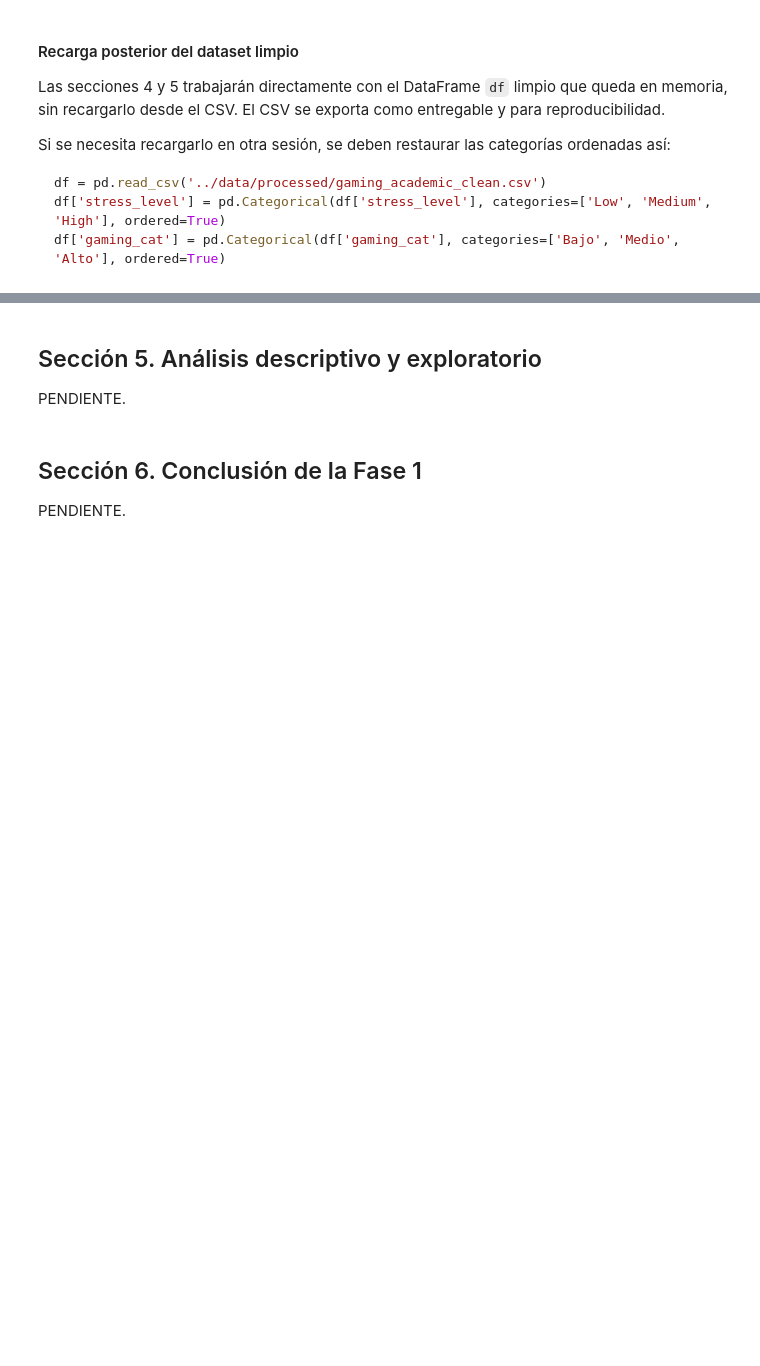
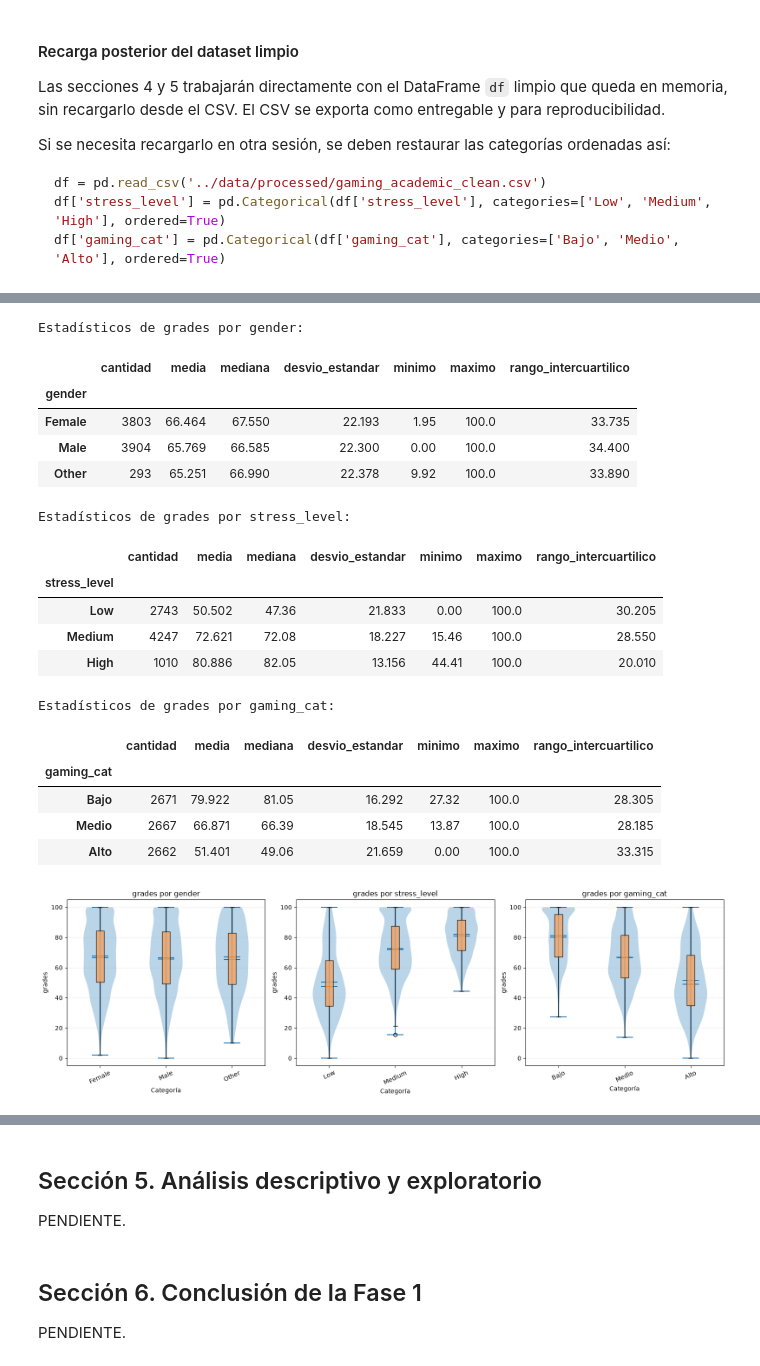
Before and after one commit to jose-zaavedra/Academic-Performance-DS, a Jupyter notebook: notebooks/fase1_gaming_rendimiento.ipynb, the cells around one changed output, grey strips where cells are left out. Saved outputs shown, nothing was run; the diff lists cells and outputs as text; code cells hidden in the pictures; blank space fills up the shorter version.

```diff
--- a/notebooks/fase1_gaming_rendimiento.ipynb
+++ b/notebooks/fase1_gaming_rendimiento.ipynb
@@ -417,0 +693,55 @@ PENDIENTE.
+# %%
+columnas_grupo = ['gender', 'stress_level', 'gaming_cat']
+
+# Estos estadísticos permiten comparar rendimiento típico, variabilidad y rango dentro de cada grupo.
+resumen_grupos = {}
+for columna in columnas_grupo:
+    resumen = df.groupby(columna, observed=True)['grades'].agg(
+        cantidad='count',
+        media='mean',
+        mediana='median',
+        desvio_estandar='std',
+        minimo='min',
+        maximo='max'
+    )
+    resumen['rango_intercuartilico'] = df.groupby(columna, observed=True)['grades'].quantile(0.75) - df.groupby(columna, observed=True)['grades'].quantile(0.25)
+    resumen_grupos[columna] = resumen
+    print(f'Estadísticos de grades por {columna}:')
+    display(resumen.round(3))
+
+# Cajas y violines muestran la distribución completa, no solo promedios por grupo.
+fig, ejes = plt.subplots(1, len(columnas_grupo), figsize=(16, 5))
+for eje, columna in zip(ejes, columnas_grupo):
+    categorias = list(df[columna].dropna().unique())
+    categorias = [categoria for categoria in df[columna].cat.categories if categoria in categorias] if hasattr(df[columna], 'cat') else categorias
+    datos = [df.loc[df[columna] == categoria, 'grades'].dropna().to_numpy() for categoria in categorias]
+    posiciones = np.arange(1, len(categorias) + 1)
+    eje.violinplot(datos, positions=posiciones, showmeans=True, showmedians=True)
+    eje.boxplot(datos, positions=posiciones, widths=0.12, patch_artist=True, boxprops={'facecolor': '#f4a261', 'alpha': 0.8})
+    eje.set_xticks(posiciones, [str(categoria) for categoria in categorias], rotation=25)
+    eje.set_title(f'grades por {columna}')
+    eje.set_xlabel('Categoría')
+    eje.set_ylabel('grades')
+    eje.grid(axis='y', alpha=0.2)
+plt.tight_layout()
+plt.show()
+# %% [output]
+Estadísticos de grades por gender:
+|  | cantidad | media | mediana | desvio_estandar | minimo | maximo | rango_intercuartilico |
+| gender |  |  |  |  |  |  |  |
+| Female | 3803 | 66.464 | 67.550 | 22.193 | 1.95 | 100.0 | 33.735 |
+| Male | 3904 | 65.769 | 66.585 | 22.300 | 0.00 | 100.0 | 34.400 |
+| Other | 293 | 65.251 | 66.990 | 22.378 | 9.92 | 100.0 | 33.890 |
+Estadísticos de grades por stress_level:
+|  | cantidad | media | mediana | desvio_estandar | minimo | maximo | rango_intercuartilico |
+| stress_level |  |  |  |  |  |  |  |
+| Low | 2743 | 50.502 | 47.36 | 21.833 | 0.00 | 100.0 | 30.205 |
+| Medium | 4247 | 72.621 | 72.08 | 18.227 | 15.46 | 100.0 | 28.550 |
+| High | 1010 | 80.886 | 82.05 | 13.156 | 44.41 | 100.0 | 20.010 |
+Estadísticos de grades por gaming_cat:
+|  | cantidad | media | mediana | desvio_estandar | minimo | maximo | rango_intercuartilico |
+| gaming_cat |  |  |  |  |  |  |  |
+| Bajo | 2671 | 79.922 | 81.05 | 16.292 | 27.32 | 100.0 | 28.305 |
+| Medio | 2667 | 66.871 | 66.39 | 18.545 | 13.87 | 100.0 | 28.185 |
+| Alto | 2662 | 51.401 | 49.06 | 21.659 | 0.00 | 100.0 | 33.315 |
+[figure, added]
```
Also changed, not shown: parts of 14 cells of this notebook, 1 other file.
